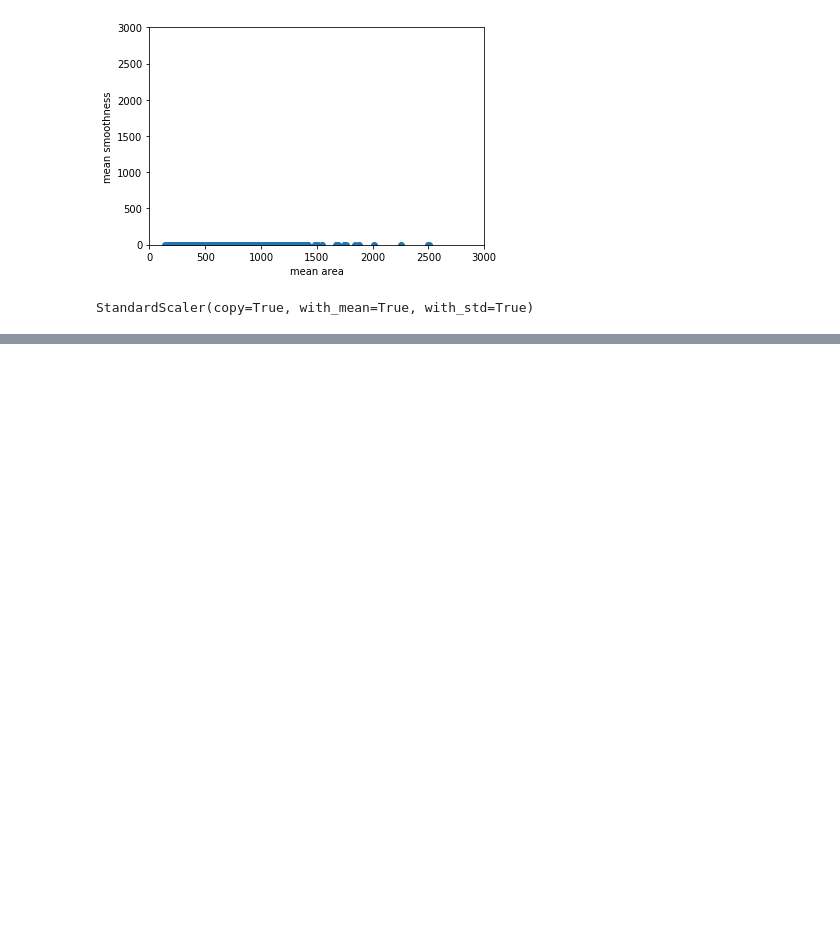
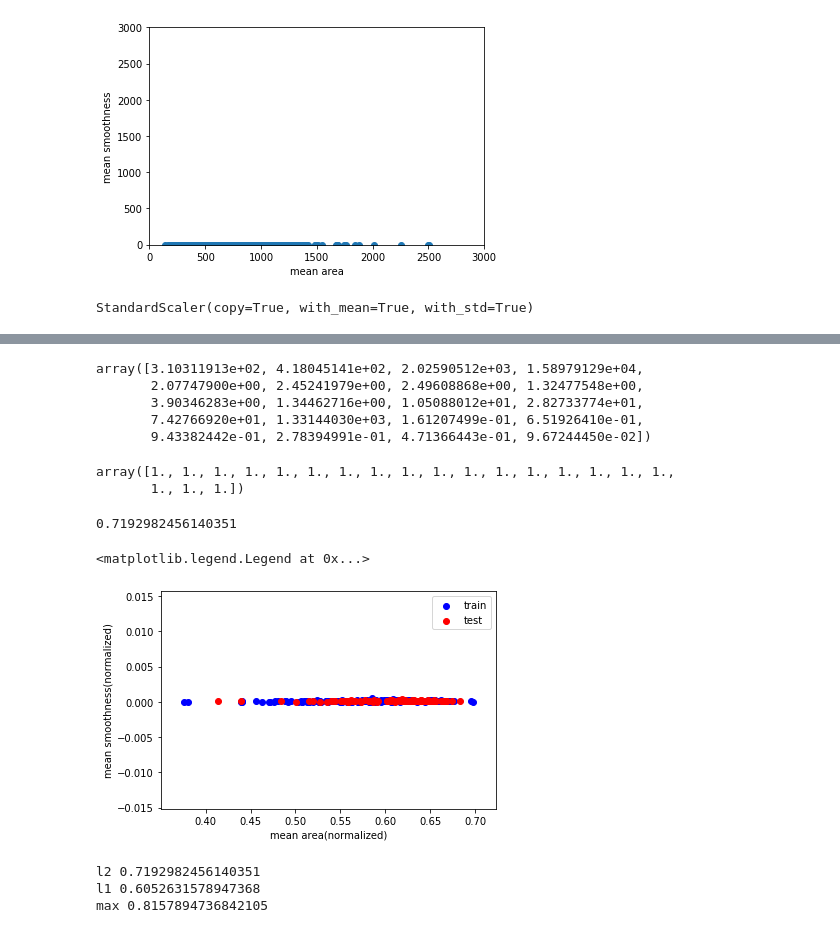
Before and after one commit to ducksfrogs/jpScipy, a Jupyter notebook: 標準化.ipynb, the cells around one changed output, grey strips where cells are left out. Saved outputs shown, nothing was run; the diff lists cells and outputs as text; code cells hidden in the pictures; blank space fills up the shorter version.

```diff
--- a/標準化.ipynb
+++ b/標準化.ipynb
@@ -85,0 +201,41 @@ X_train_scale.mean(axis=0), X_train_scale.std(a
+# %%
+np.linalg.norm(X_train, axis=1)[:20]
+# %% [output]
+array([3.10311913e+02, 4.18045141e+02, 2.02590512e+03, 1.58979129e+04,
+       2.07747900e+00, 2.45241979e+00, 2.49608868e+00, 1.32477548e+00,
+       3.90346283e+00, 1.34462716e+00, 1.05088012e+01, 2.82733774e+01,
+       7.42766920e+01, 1.33144030e+03, 1.61207499e-01, 6.51926410e-01,
+       9.43382442e-01, 2.78394991e-01, 4.71366443e-01, 9.67244450e-02])
+# %%
+np.linalg.norm(X_train_norm, axis=1)[:20]
+# %% [output]
+array([1., 1., 1., 1., 1., 1., 1., 1., 1., 1., 1., 1., 1., 1., 1., 1., 1.,
+       1., 1., 1.])
+# %%
+clf.fit(X_train_norm, y_train)
+print(clf.score(X_test_norm, y_test))
+# %% [output]
+0.7192982456140351
+# %%
+plt.scatter(X_train_norm[:, 3],X_train_norm[:, 4],
+           c='blue', label="train")
+plt.scatter(X_test_norm[:, 3], X_test_norm[:, 4],
+           c='red', label='test')
+plt.xlabel(data.feature_names[3] + "(normalized)")
+plt.ylabel(data.feature_names[4] + "(normalized)")
+plt.legend(loc="best")
+# %% [output]
+<matplotlib.legend.Legend at 0x...>
+[figure, added]
+# %%
+for norm in ['l2', 'l1', 'max']:
+    normalizer = Normalizer(norm=norm)
+    normalizer.fit(X_train)
+    X_train_norm = normalizer.transform(X_train)
+    X_test_norm = normalizer.transform(X_test)
+    clf.fit(X_train_norm, y_train)
+    print(norm, clf.score(X_test_norm, y_test))
+# %% [output]
+l2 0.7192982456140351
+l1 0.6052631578947368
+max 0.8157894736842105
```
Also changed, not shown: parts of 23 cells of this notebook.
